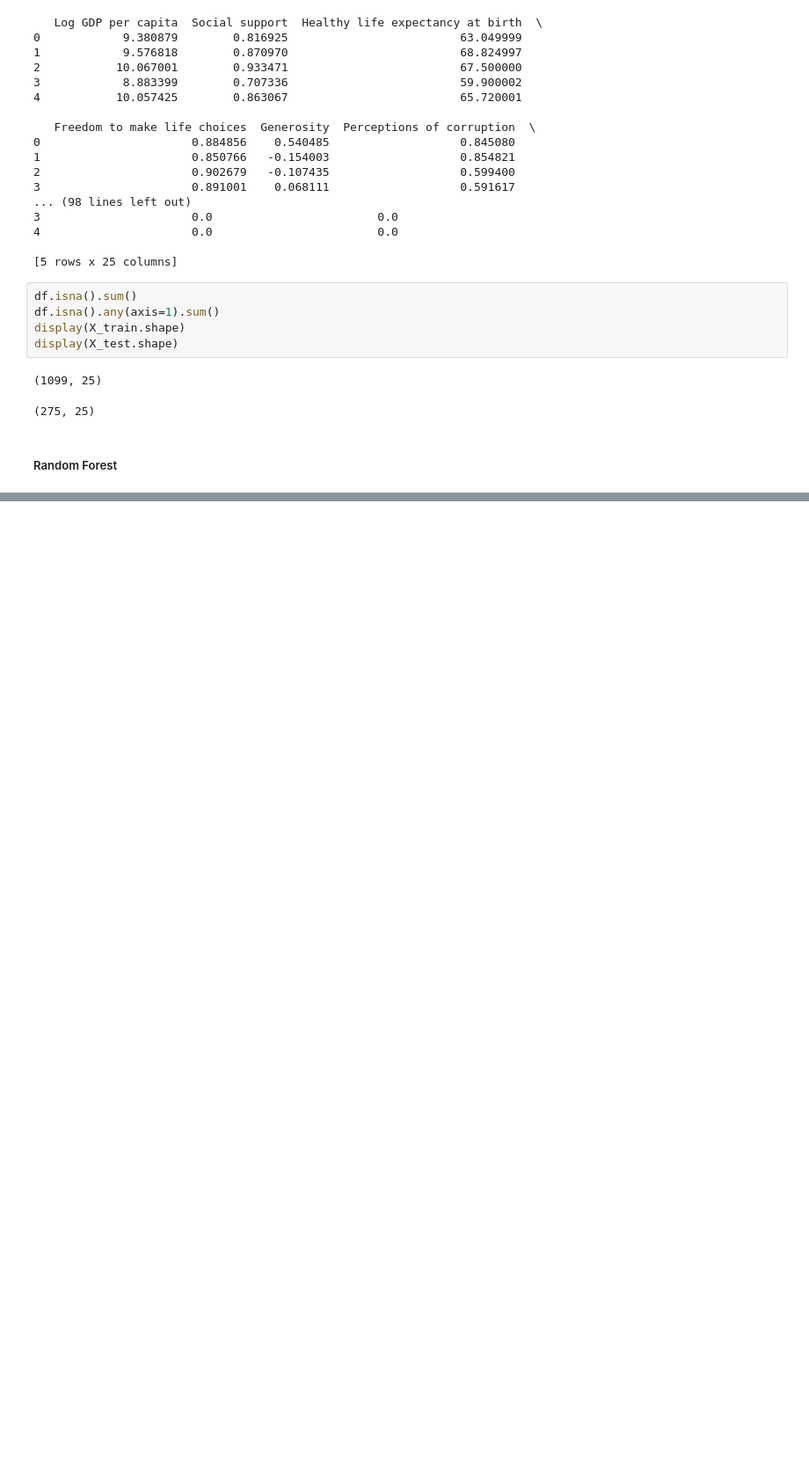
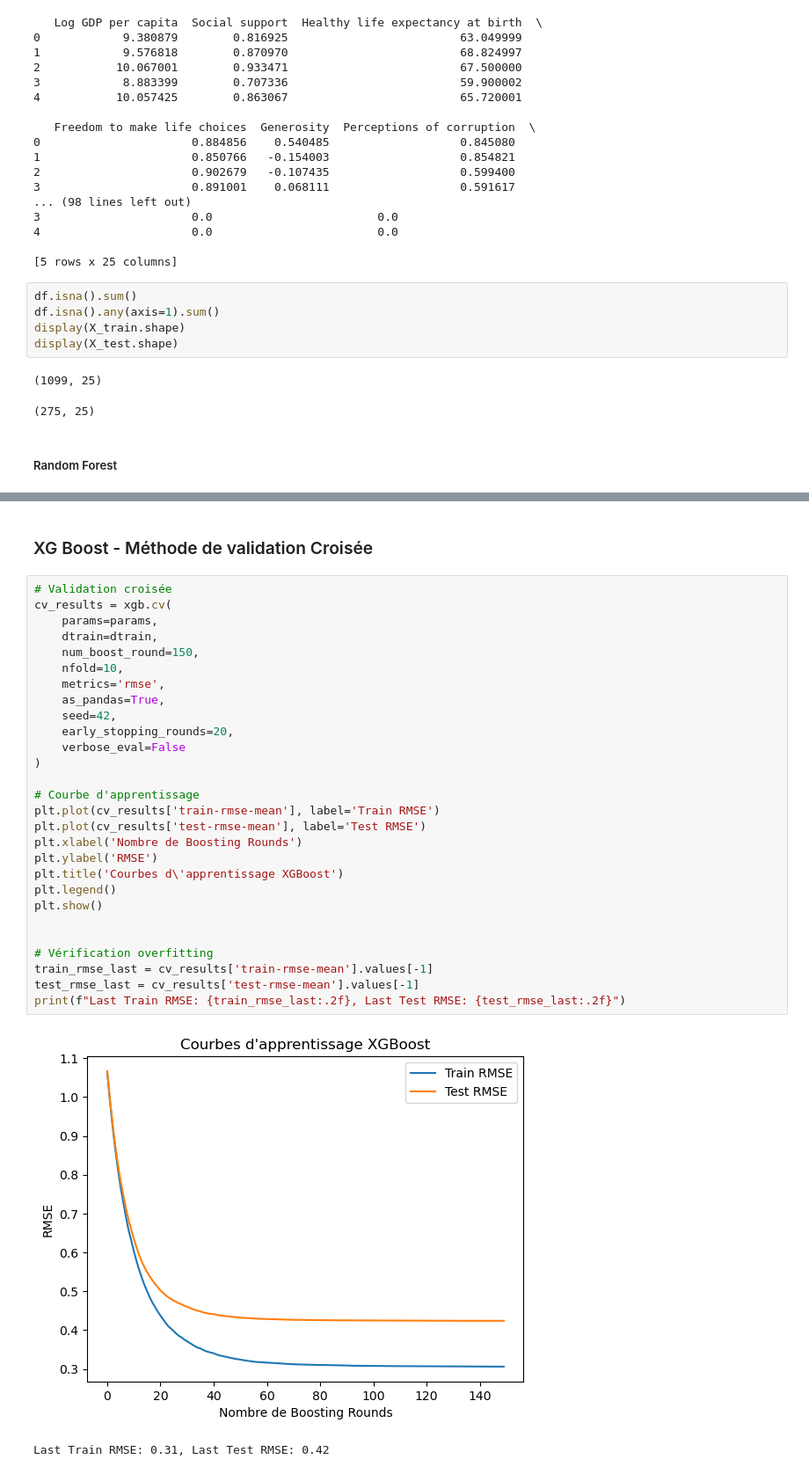
Before and after one commit to FerreJulien/Git-Analyse_du_bien_etre, a Jupyter notebook: Projets/Analyse bien etre_modelisation_thibault.ipynb, the cells around one changed output, grey strips where cells are left out. Shown: that part at 88% size. Saved outputs shown, nothing was run; the diff lists cells and outputs as text; blank space fills up the shorter version.

```diff
--- a/Projets/Analyse bien etre_modelisation_thibault.ipynb
+++ b/Projets/Analyse bien etre_modelisation_thibault.ipynb
@@ -350,0 +327,33 @@ Mean Absolute Percentage Error (MAPE): 4.93%: affiche l'erreur en % relatif aux
+# %% [markdown]
+### XG Boost - Méthode de validation Croisée
+# %%
+# Validation croisée
+cv_results = xgb.cv(
+    params=params,
+    dtrain=dtrain,
+    num_boost_round=150,
+    nfold=10,
+    metrics='rmse',
+    as_pandas=True,
+    seed=42,
+    early_stopping_rounds=20,
+    verbose_eval=False
+)
+
+# Courbe d'apprentissage
+plt.plot(cv_results['train-rmse-mean'], label='Train RMSE')
+plt.plot(cv_results['test-rmse-mean'], label='Test RMSE')
+plt.xlabel('Nombre de Boosting Rounds')
+plt.ylabel('RMSE')
+plt.title('Courbes d\'apprentissage XGBoost')
+plt.legend()
+plt.show()
+
+
+# Vérification overfitting
+train_rmse_last = cv_results['train-rmse-mean'].values[-1]
+test_rmse_last = cv_results['test-rmse-mean'].values[-1]
+print(f"Last Train RMSE: {train_rmse_last:.2f}, Last Test RMSE: {test_rmse_last:.2f}")
+# %% [output]
+[figure, added]
+Last Train RMSE: 0.31, Last Test RMSE: 0.42
```
Also changed, not shown: parts of 15 cells of this notebook.
